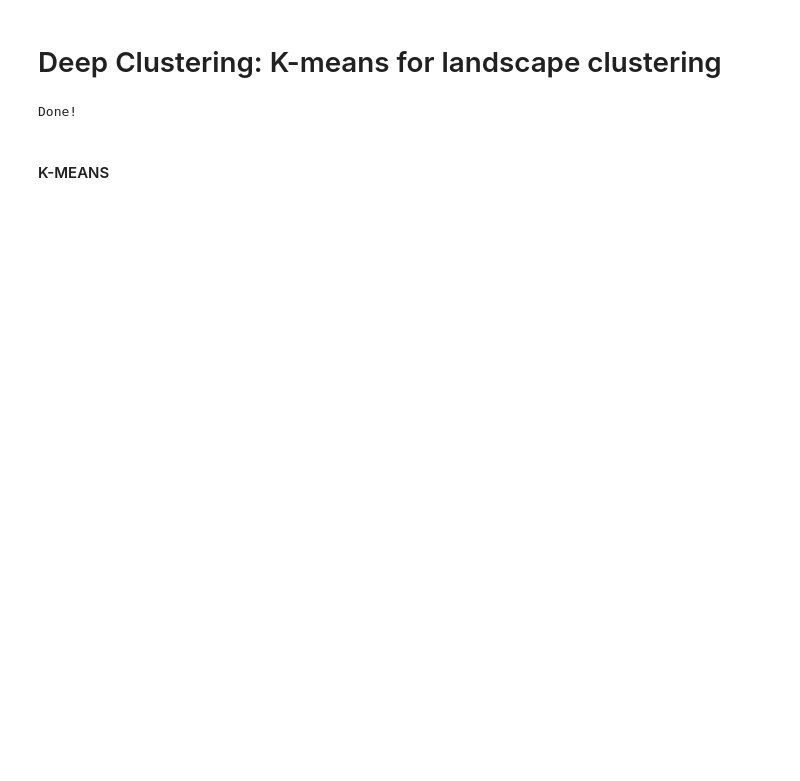
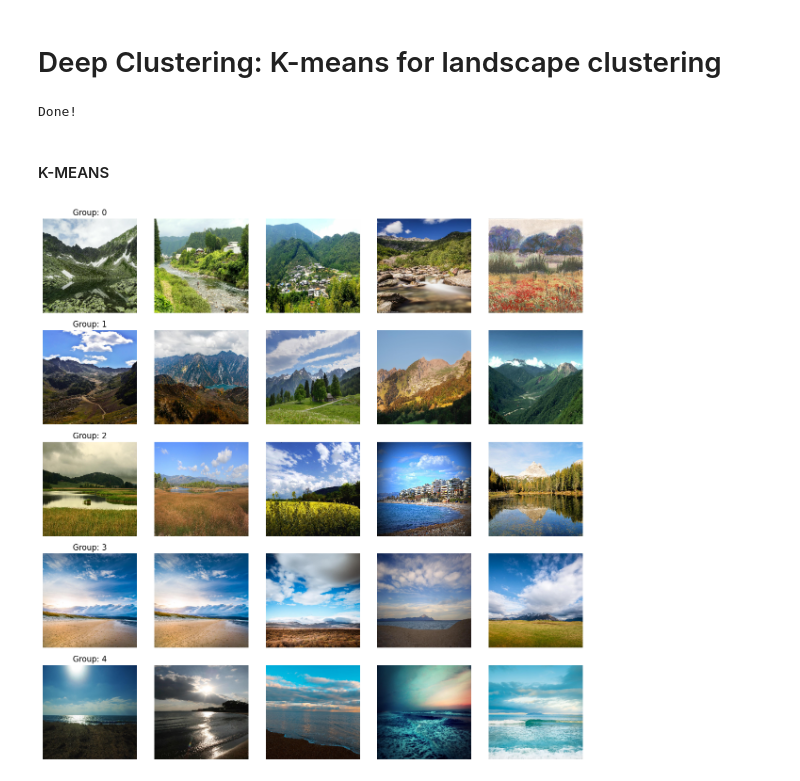
Before and after one commit to GeraGzGm/My_Courses, a Jupyter notebook: Advanced Deep Learning For Computer Vision with Tensorflow/Deep Clustering/DeepClustering_LandscapeDetection.ipynb, the cells around one changed output. Drawn from its saved outputs; the diff is of its cells as text; code cells hidden in the pictures; blank space fills up the shorter version.

```diff
--- a/Advanced Deep Learning For Computer Vision with Tensorflow/Deep Clustering/DeepClustering_LandscapeDetection.ipynb
+++ b/Advanced Deep Learning For Computer Vision with Tensorflow/Deep Clustering/DeepClustering_LandscapeDetection.ipynb
@@ -47,7 +47,7 @@ def get_convolutional_features(img_path: str) -> np.array:
 # %%
 features, labels = [],[]
 
-for path in paths[:int(len(paths)*0.75)]:
+for path in paths[:int(len(paths))]:
     features.append( get_convolutional_features(path) )
     labels.append(path)
 
@@ -62,7 +62,7 @@ Done!
 from nltk.cluster.kmeans import KMeansClusterer
 from nltk.cluster.util import cosine_distance
 
-kmeans = KMeansClusterer(num_means = 6 , distance=cosine_distance)
+kmeans = KMeansClusterer(num_means = 5 , distance=cosine_distance)
 cluster =  kmeans.cluster(features, assign_clusters=True)
 # %%
 groups = []
@@ -72,19 +72,21 @@ for centroid in kmeans.means():
     min_dists = dist.argsort()[:5]
     groups.append(labels[min_dists])
 # %%
-fig, axs = plt.subplots(6, 5, figsize=(12,12))
+fig, axs = plt.subplots(5, 5, figsize=(12,12))
 
 for i,cluster in enumerate(groups):
     for j, path in enumerate(cluster):
         img = cv2.imread(path)
         img = cv2.resize(img,(224,224))
 
         axs[i][j].imshow( cv2.cvtColor(img, cv2.COLOR_BGR2RGB) )
         axs[i][j].axis('off')
 
         if j == 0:
             axs[i][j].set_title('Group: {}'.format(i))
 
 
 plt.tight_layout()
 plt.show()
+# %% [output]
+[figure, added]
```
Also changed, not shown: parts of 1 cell of this notebook.
